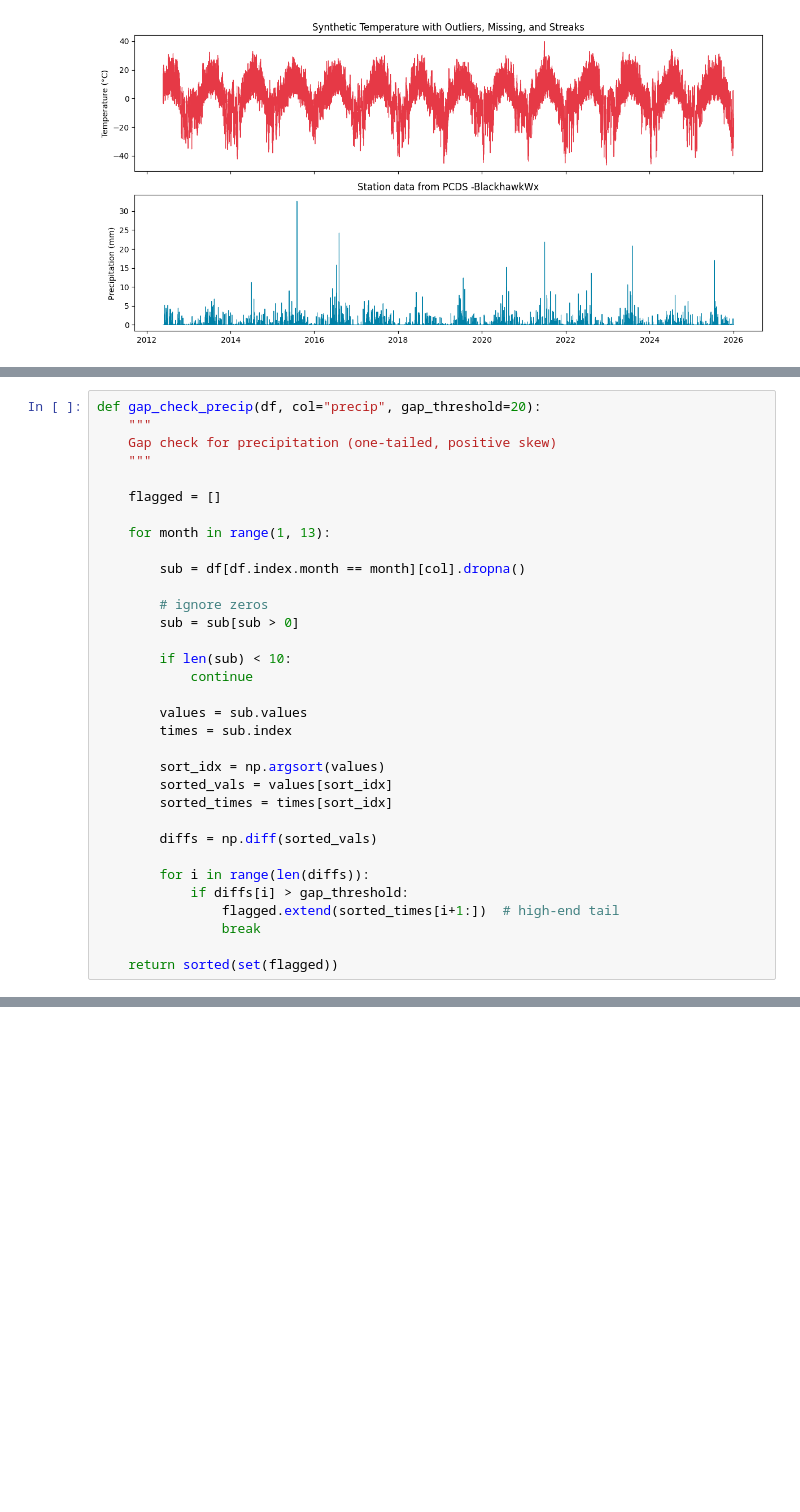
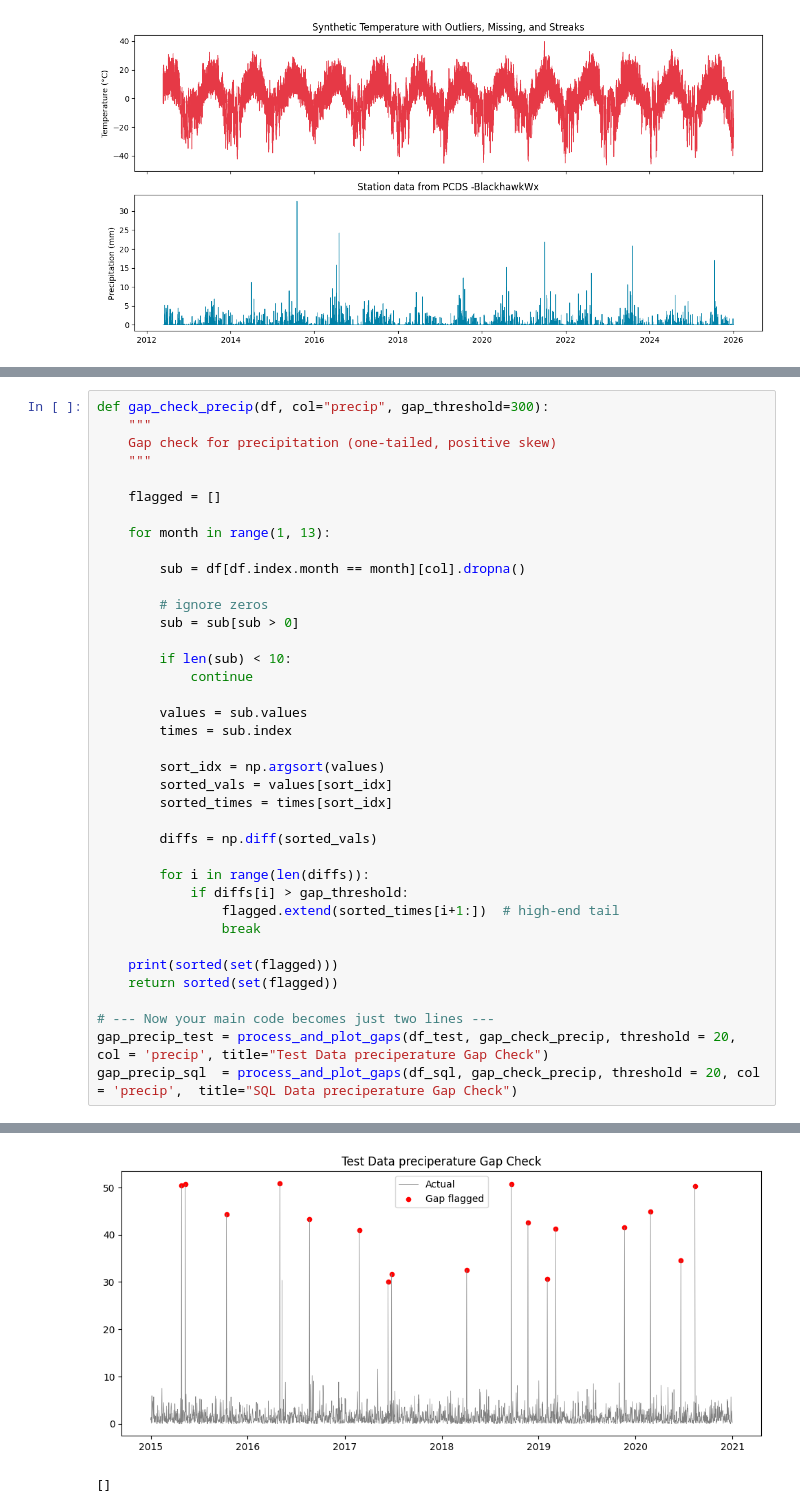
Before and after one commit to pacificclimate/crmprtd, a Jupyter notebook: Quanlity_Control/2.Outlier_check_tas.ipynb, the cells around one changed output, grey strips where cells are left out. Drawn from its saved outputs; the diff is of its cells as text; blank space fills up the shorter version.

```diff
--- a/Quanlity_Control/2.Outlier_check_tas.ipynb
+++ b/Quanlity_Control/2.Outlier_check_tas.ipynb
@@ -197,5 +210,5 @@ plt.show()
 # %%
-def gap_check_precip(df, col="precip", gap_threshold=20):
+def gap_check_precip(df, col="precip", gap_threshold=300):
     """
     Gap check for precipitation (one-tailed, positive skew)
     """
@@ -226,5 +239,10 @@ def gap_check_precip(df, col="precip", gap_threshold=20):
                 flagged.extend(sorted_times[i+1:])  # high-end tail
                 break
 
+    print(sorted(set(flagged)))
     return sorted(set(flagged))
+
+# --- Now your main code becomes just two lines ---
+gap_precip_test = process_and_plot_gaps(df_test, gap_check_precip, threshold = 20, col = 'precip', title="Test Data preciperature Gap Check")
+gap_precip_sql  = process_and_plot_gaps(df_sql, gap_check_precip, threshold = 20, col = 'precip',  title="SQL Data preciperature Gap Check")
 # %% [output]
@@ -231,0 +250,2 @@ NameError: name 'gap_check_temperature' is not defined
+[figure, added]
+[]
```
Also changed, not shown: parts of 6 cells of this notebook, 2 other files.
